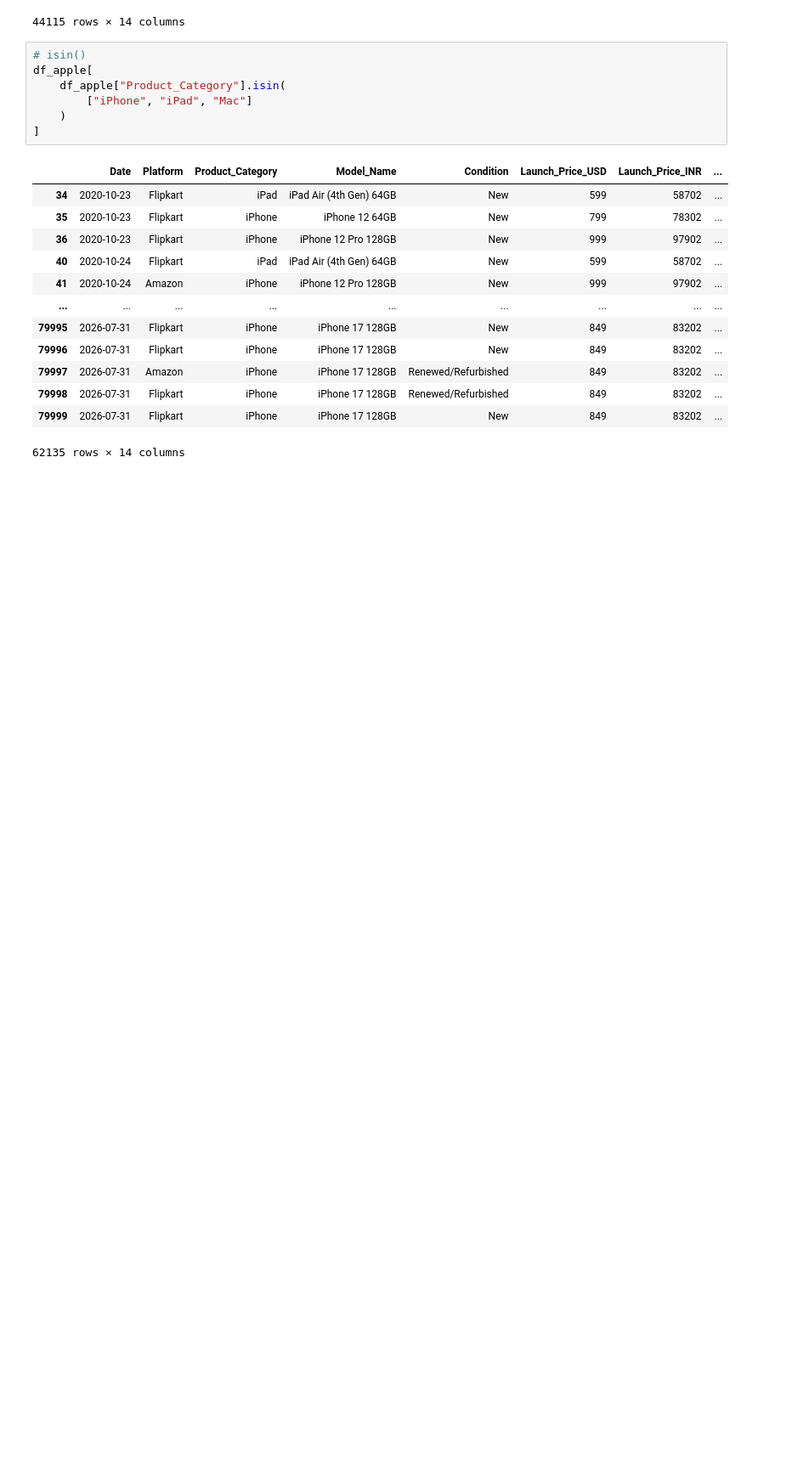
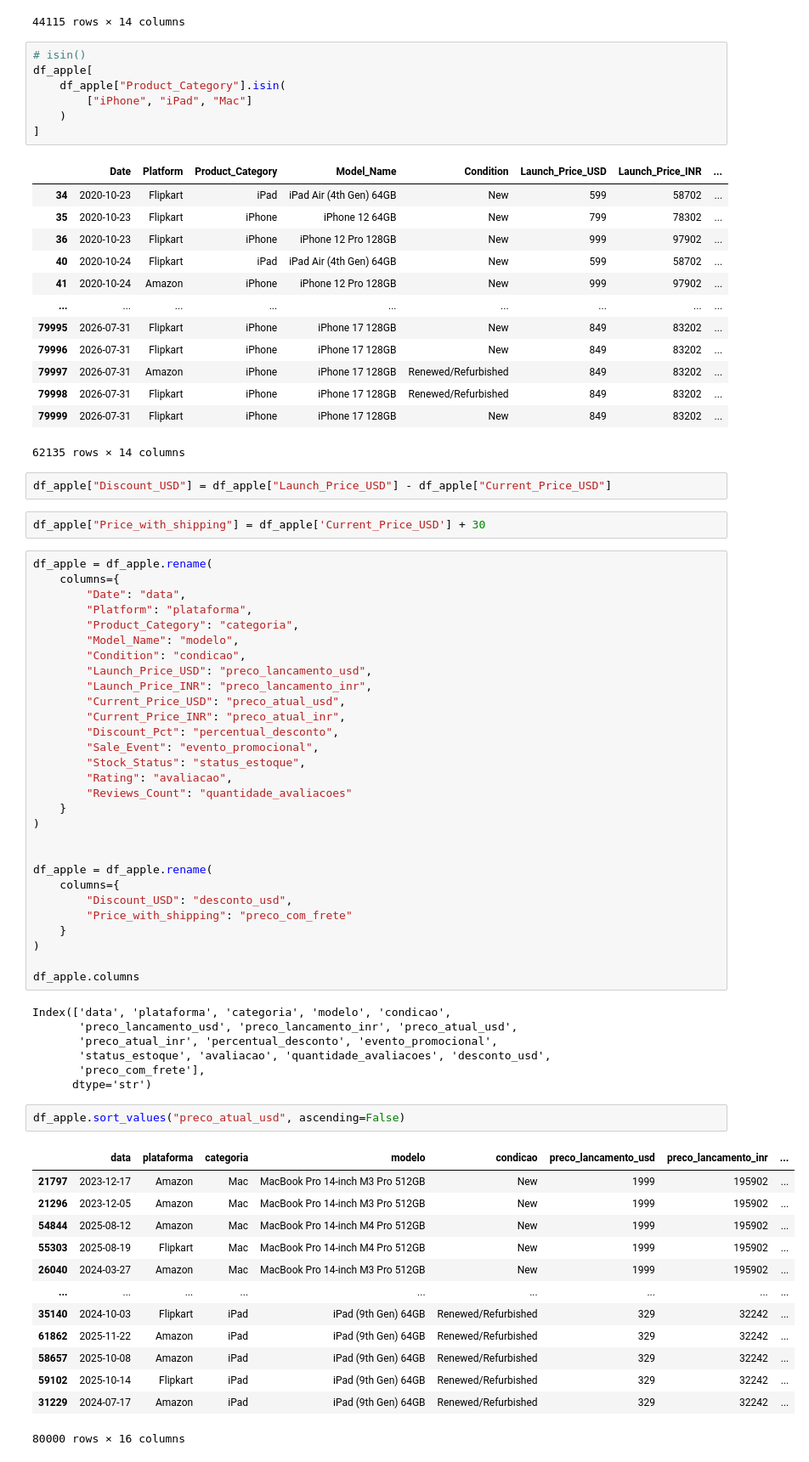
Before and after one commit to thiagosouzalink/jornada-dados-trilha-pandas, a Jupyter notebook: notebooks/apple_eda.ipynb, the cells around one changed output. Shown at 85% size. Drawn from its saved outputs; the diff is of its cells as text; blank space fills up the shorter version.

```diff
--- a/notebooks/apple_eda.ipynb
+++ b/notebooks/apple_eda.ipynb
@@ -356,3 +356,59 @@ df_apple[
 | 79998 | 2026-07-31 | Flipkart | iPhone | iPhone 17 128GB | Renewed/Refurbished | 849 | 83202 | ... |
 | 79999 | 2026-07-31 | Flipkart | iPhone | iPhone 17 128GB | New | 849 | 83202 | ... |
 62135 rows × 14 columns
+# %%
+df_apple["Discount_USD"] = df_apple["Launch_Price_USD"] - df_apple["Current_Price_USD"]
+# %%
+df_apple["Price_with_shipping"] = df_apple['Current_Price_USD'] + 30
+# %%
+df_apple = df_apple.rename(
+    columns={
+        "Date": "data",
+        "Platform": "plataforma",
+        "Product_Category": "categoria",
+        "Model_Name": "modelo",
+        "Condition": "condicao",
+        "Launch_Price_USD": "preco_lancamento_usd",
+        "Launch_Price_INR": "preco_lancamento_inr",
+        "Current_Price_USD": "preco_atual_usd",
+        "Current_Price_INR": "preco_atual_inr",
+        "Discount_Pct": "percentual_desconto",
+        "Sale_Event": "evento_promocional",
+        "Stock_Status": "status_estoque",
+        "Rating": "avaliacao",
+        "Reviews_Count": "quantidade_avaliacoes"
+    }
+)
+
+
+df_apple = df_apple.rename(
+    columns={
+        "Discount_USD": "desconto_usd",
+        "Price_with_shipping": "preco_com_frete"
+    }
+)
+
+df_apple.columns
+# %% [output]
+Index(['data', 'plataforma', 'categoria', 'modelo', 'condicao',
+       'preco_lancamento_usd', 'preco_lancamento_inr', 'preco_atual_usd',
+       'preco_atual_inr', 'percentual_desconto', 'evento_promocional',
+       'status_estoque', 'avaliacao', 'quantidade_avaliacoes', 'desconto_usd',
+       'preco_com_frete'],
+      dtype='str')
+# %%
+df_apple.sort_values("preco_atual_usd", ascending=False)
+# %% [output]
+|  | data | plataforma | categoria | modelo | condicao | preco_lancamento_usd | preco_lancamento_inr | ... |
+| 21797 | 2023-12-17 | Amazon | Mac | MacBook Pro 14-inch M3 Pro 512GB | New | 1999 | 195902 | ... |
+| 21296 | 2023-12-05 | Amazon | Mac | MacBook Pro 14-inch M3 Pro 512GB | New | 1999 | 195902 | ... |
+| 54844 | 2025-08-12 | Amazon | Mac | MacBook Pro 14-inch M4 Pro 512GB | New | 1999 | 195902 | ... |
+| 55303 | 2025-08-19 | Flipkart | Mac | MacBook Pro 14-inch M4 Pro 512GB | New | 1999 | 195902 | ... |
+| 26040 | 2024-03-27 | Amazon | Mac | MacBook Pro 14-inch M3 Pro 512GB | New | 1999 | 195902 | ... |
+| ... | ... | ... | ... | ... | ... | ... | ... | ... |
+| 35140 | 2024-10-03 | Flipkart | iPad | iPad (9th Gen) 64GB | Renewed/Refurbished | 329 | 32242 | ... |
+| 61862 | 2025-11-22 | Amazon | iPad | iPad (9th Gen) 64GB | Renewed/Refurbished | 329 | 32242 | ... |
+| 58657 | 2025-10-08 | Amazon | iPad | iPad (9th Gen) 64GB | Renewed/Refurbished | 329 | 32242 | ... |
+| 59102 | 2025-10-14 | Flipkart | iPad | iPad (9th Gen) 64GB | Renewed/Refurbished | 329 | 32242 | ... |
+| 31229 | 2024-07-17 | Amazon | iPad | iPad (9th Gen) 64GB | Renewed/Refurbished | 329 | 32242 | ... |
+80000 rows × 16 columns
```
Also changed, not shown: parts of 4 cells of this notebook.
